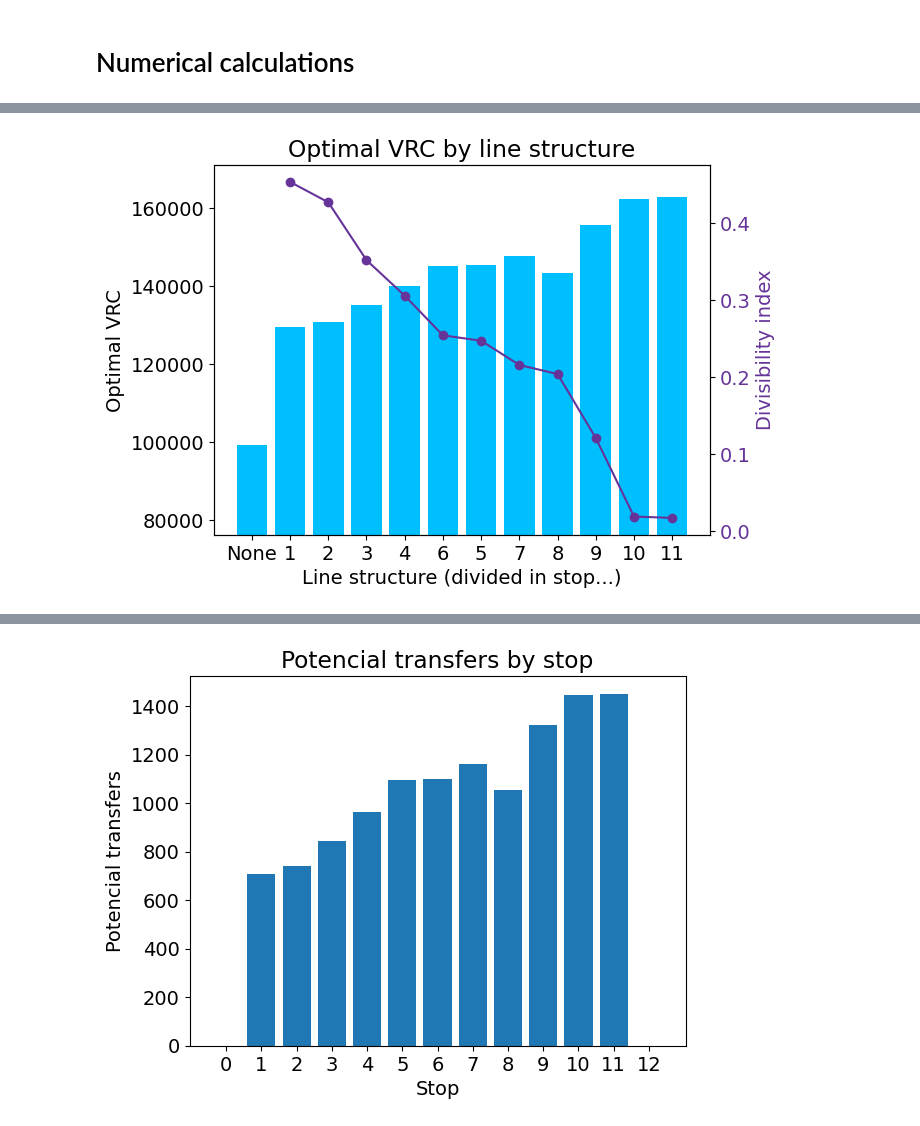
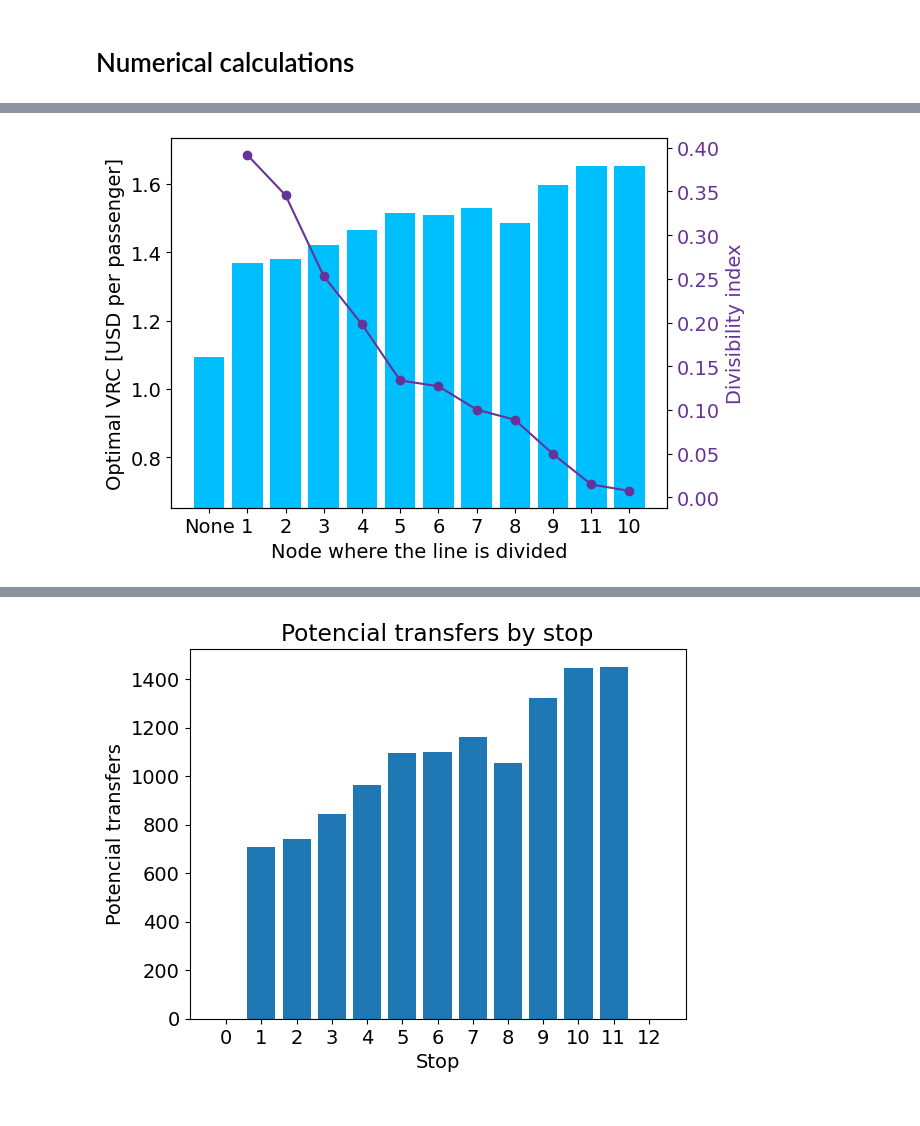
Before and after one commit to valeegomex/Genetic-algorithm-parametric-city, a Jupyter notebook: paper1_numericalExamples/Canberra/Data Analisys.ipynb, the cells around one changed output, grey strips where cells are left out. Cells and saved outputs as stored; diff of their text form; code cells hidden in the pictures.

```diff
--- a/paper1_numericalExamples/Canberra/Data Analisys.ipynb
+++ b/paper1_numericalExamples/Canberra/Data Analisys.ipynb
@@ -208,6 +195,8 @@ for i in range(13):
         travel_time[j,i] = travel_time[i,j]
 
 travel_time = pd.DataFrame(travel_time)
+# Minute to hour
+travel_time = travel_time/60
 travel_time
 # %% [output]
 |  | 0 | 1 | 2 | 3 | 4 | 5 | 6 | 7 | 8 | 9 | 10 | ... |
@@ -444,3 +433,6 @@ flujos_explicito
 | 10 | 9.0 | 24.0 | 171.0 | 30.0 | 141.0 |
 | 11 | 16.0 | 6.0 | 162.0 | 6.0 | 156.0 |
 | 12 | 146.0 | 0.0 | 146.0 | 0.0 | 146.0 |
+# %%
+i=7
+demand.loc[i, :i-1]
@@ -718,8 +739,11 @@ c0 = 8.61
 c1 = 0.3
 piv = 2.74
 pw = 5.48
-pr = 16*piv
+pr = 16*piv / 60
 t = 0.0416 / 60
+
+plt.rcdefaults()
+plt.rcParams.update({'font.size': 14})
 # %%
 # Figures data
 
@@ -795,36 +861,38 @@ plt.show()
 # %%
 # Datos de ejemplo
+total_demand = demand.values.sum()
 categories = [f'{i}' for i in range(1, len(demand.index)-1)]
 values = vrc_optimal_divisions
 
 # Ordenar los datos por valor en orden ascendente
 sorted_data = sorted(zip(categories, values, di_values[1:-1]), key=lambda x: x[2], reverse=True)
 categories, values, di_values_sorted = zip(*sorted_data)
 # Agregar estructura sin divisiones
 categories = ['None'] + list(categories)
 values = [vrc_optimal_complete] + list(values)
+values = values/total_demand
 
 # Crear gráfico de barras
 fig, ax1 = plt.subplots()
 ax1.bar(categories, values, color='deepskyblue')
 
 # Añadir título y etiquetas
-ax1.set_xlabel('Line structure (divided in stop...)')
-ax1.set_ylabel('Optimal VRC')
-ax1.set_ylim(bottom=vrc_fix_cost)
+ax1.set_xlabel('Node where the line is divided')
+ax1.set_ylabel('Optimal VRC [USD per passenger]')
+ax1.set_ylim(bottom=vrc_fix_cost/total_demand)
 
 # Crear eje secundario
 ax2 = ax1.twinx()
 ax2.plot(categories[1:], di_values_sorted, color='rebeccapurple', marker='o')
 ax2.set_ylabel('Divisibility index', color='rebeccapurple')
 ax2.tick_params(axis='y', labelcolor='rebeccapurple')
 
 # Mostrar el gráfico
-plt.title('Optimal VRC by line structure')
-# plt.savefig('Optimal VRC by line structure sorted.png', bbox_inches = 'tight')
+# plt.title('Optimal VRC by line structure')
+plt.savefig('Optimal VRC by line structure sorted.png', bbox_inches = 'tight')
 plt.show()
 # %% [output]
-[figure, old version]
+[figure, new version]
 # %%
 x = [i for i in range(1, len(demand.index)-1)]
 freq_optimal_divisions_left = [f[0] for f in freq_optimal_divisions]
```
Also changed, not shown: parts of 33 cells of this notebook.
